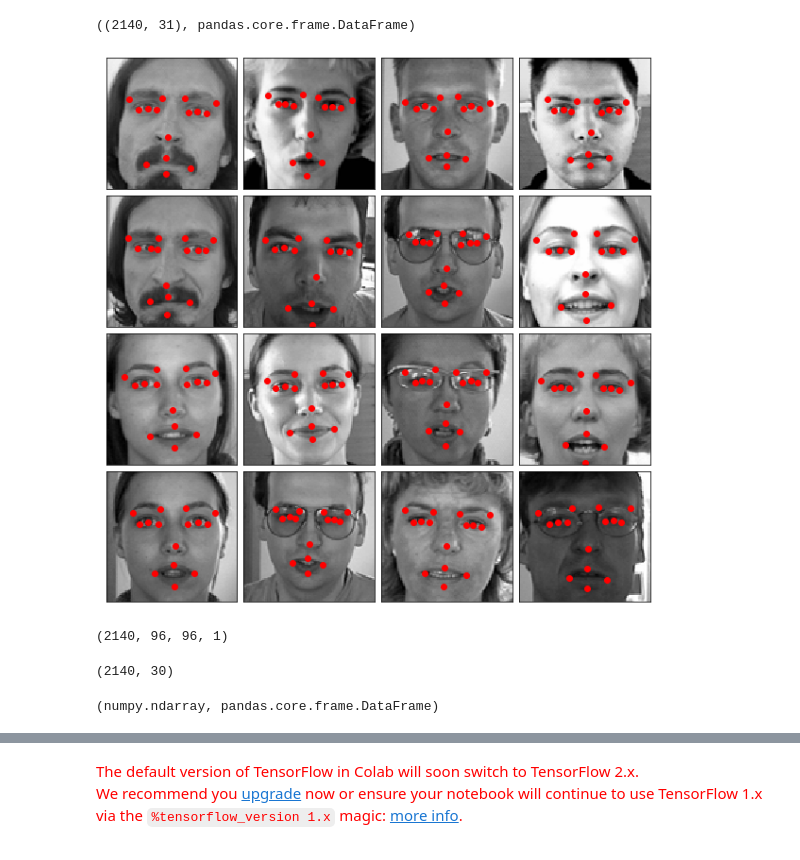
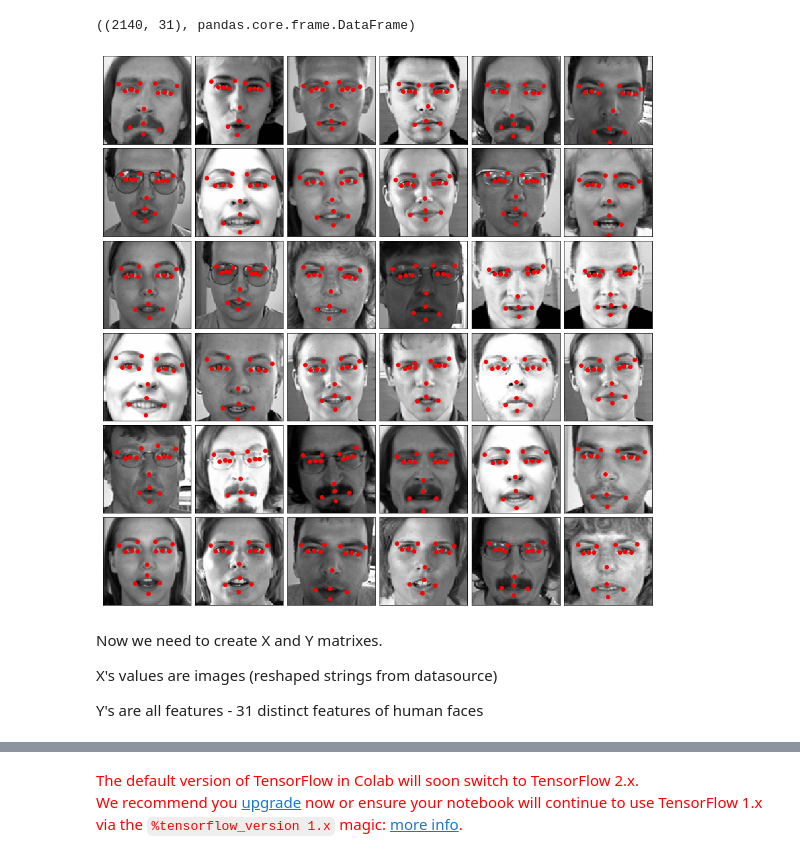
Before and after one commit to blawok/Facial_Keypoints, a Jupyter notebook: facial_keypoint_detection.ipynb, the cells around one changed output, grey strips where cells are left out. Cells and saved outputs as stored; diff of their text form; code cells hidden in the pictures.

```diff
--- a/facial_keypoint_detection.ipynb
+++ b/facial_keypoint_detection.ipynb
@@ -128,30 +89,27 @@ def get_image_and_dots(df, index):
         l.append(plt.plot(df.loc[index][i-1], df.loc[index][i], 'ro'))
 
     return image, l
+
+def plot_faces(plot_dim = 6):
+  fig = plt.figure(figsize=(12, 12))
+  fig.subplots_adjust(
+      left=0, right=1, bottom=0, top=1, hspace=0.05, wspace=0.05)
+
+  for i in range(plot_dim*plot_dim):
+      ax = fig.add_subplot(plot_dim, plot_dim, i + 1, xticks=[], yticks=[])
+      get_image_and_dots(training, i)
+
+  plt.show()
-# %%
-fig = plt.figure(figsize=(8, 8))
-fig.subplots_adjust(
-    left=0, right=1, bottom=0, top=1, hspace=0.05, wspace=0.05)
-
-for i in range(16):
-    ax = fig.add_subplot(4, 4, i + 1, xticks=[], yticks=[])
-    get_image_and_dots(training, i)
-
-plt.show()
-# %% [output]
-[figure, removed]
+# %%
+plot_faces(6)
+# %% [output]
+[figure, added]
+# %% [markdown]
+Now we need to create X and Y matrixes.
+
+X's values are images (reshaped strings from datasource)
+
+Y's are all features - 31 distinct features of human faces
 # %%
 X = np.asarray([training['Image']], dtype=np.uint8).reshape(training.shape[0],96,96,1)
 y = training.drop(['Image'], axis=1)
-# %%
-X.shape
-# %% [output]
-(2140, 96, 96, 1)
-# %%
-y.shape
-# %% [output]
-(2140, 30)
-# %%
-type(X), type(y)
-# %% [output]
-(numpy.ndarray, pandas.core.frame.DataFrame)
```
Also changed, not shown: parts of 29 cells of this notebook.
